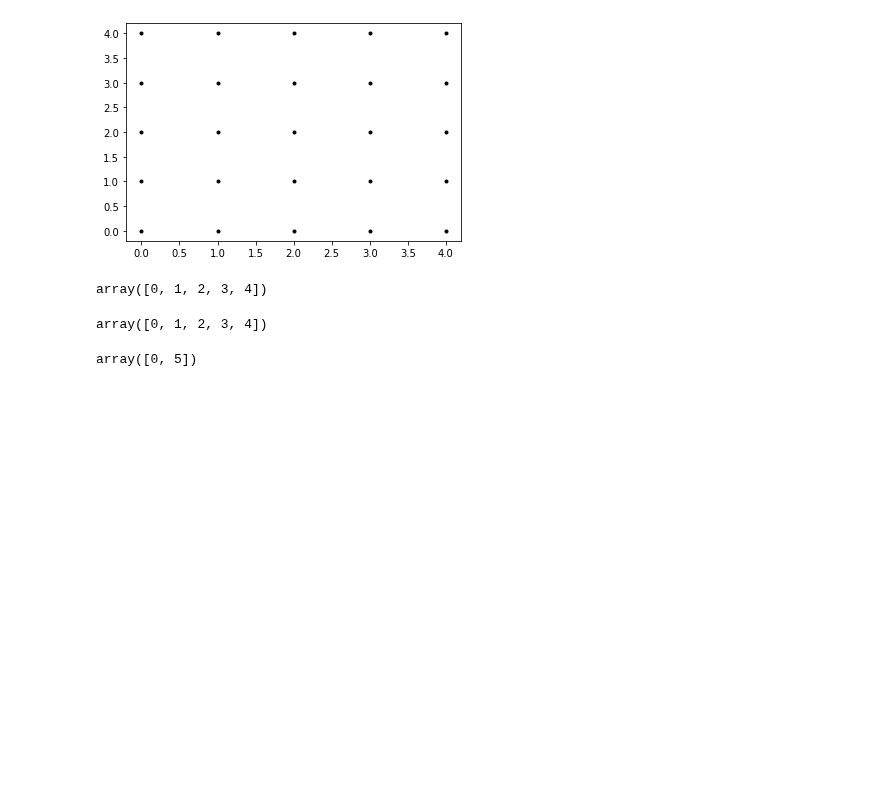
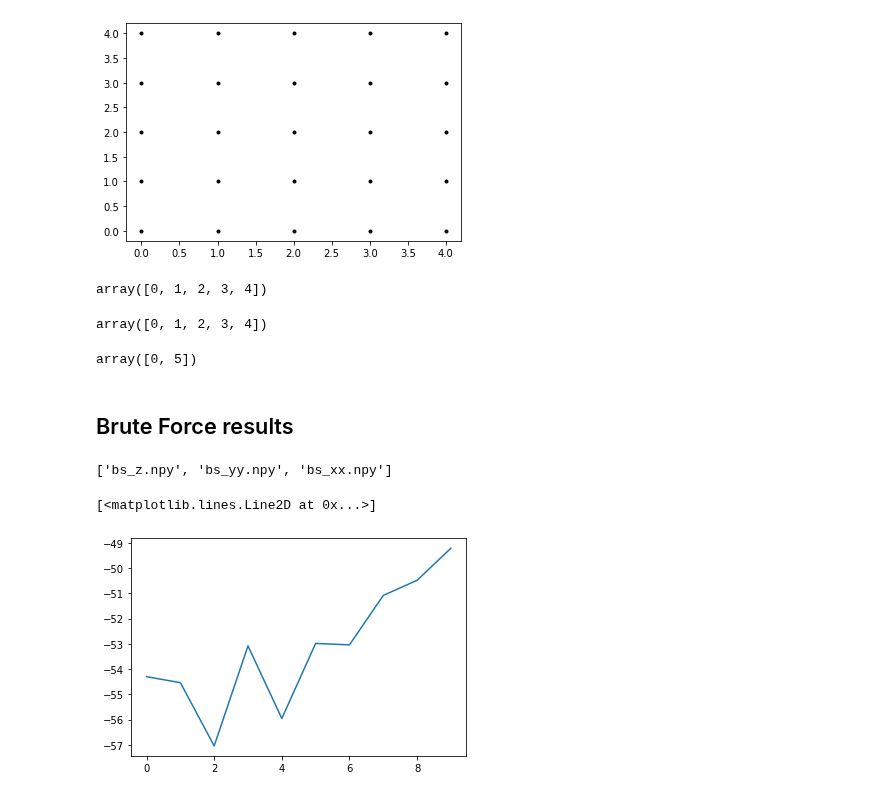
Before and after one commit to majkee15/credit_collections_rl, a Jupyter notebook: Untitled.ipynb, the cells around one changed output. Drawn from its saved outputs; the diff is of its cells as text; code cells hidden in the pictures; blank space fills up the shorter version.

```diff
--- a/Untitled.ipynb
+++ b/Untitled.ipynb
@@ -201,3 +201,22 @@ array([0, 1, 2, 3, 4])
 np.arange(0,10, 5)
 # %% [output]
 array([0, 5])
+# %% [markdown]
+## Brute Force results
+# %%
+import os
+import sys
+import numpy as np
+data_folder = 'search_comp_results'
+# %%
+results_files = os.listdir(os.path.join(os.getcwd(), data_folder))
+results_files
+# %% [output]
+['bs_z.npy', 'bs_yy.npy', 'bs_xx.npy']
+# %%
+z = np.load(os.path.join(os.getcwd(), data_folder, results_files[0]))
+# %%
+plt.plot(z[:10,0])
+# %% [output]
+[<matplotlib.lines.Line2D at 0x...>]
+[figure, added]
```
Also changed, not shown: 2 other files.
